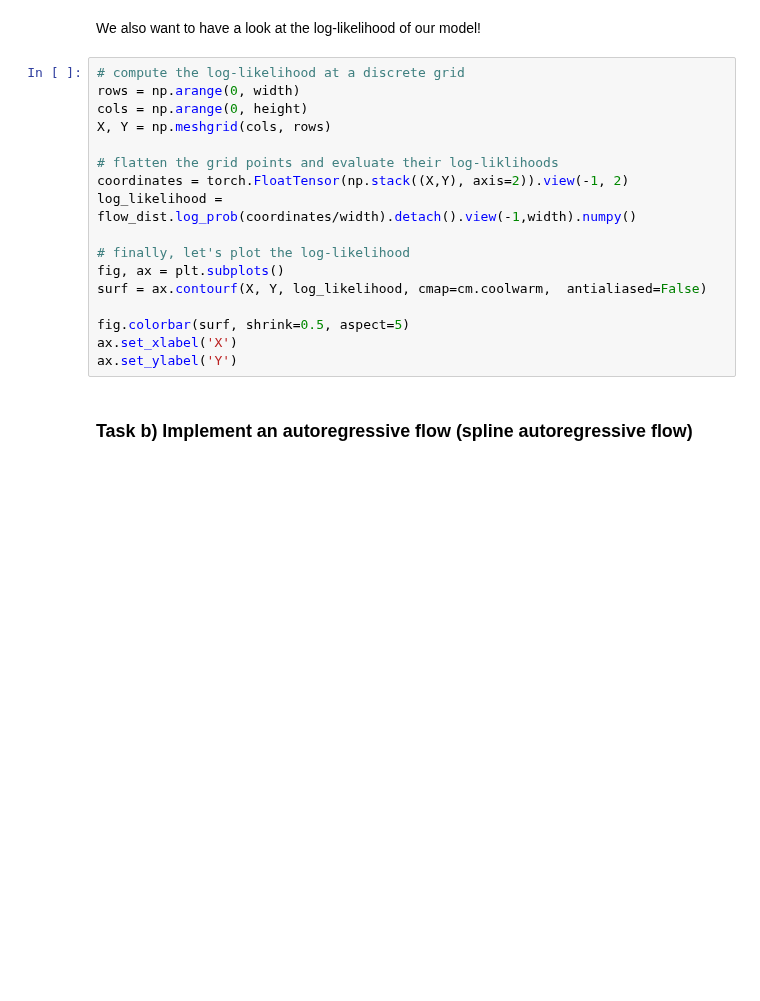
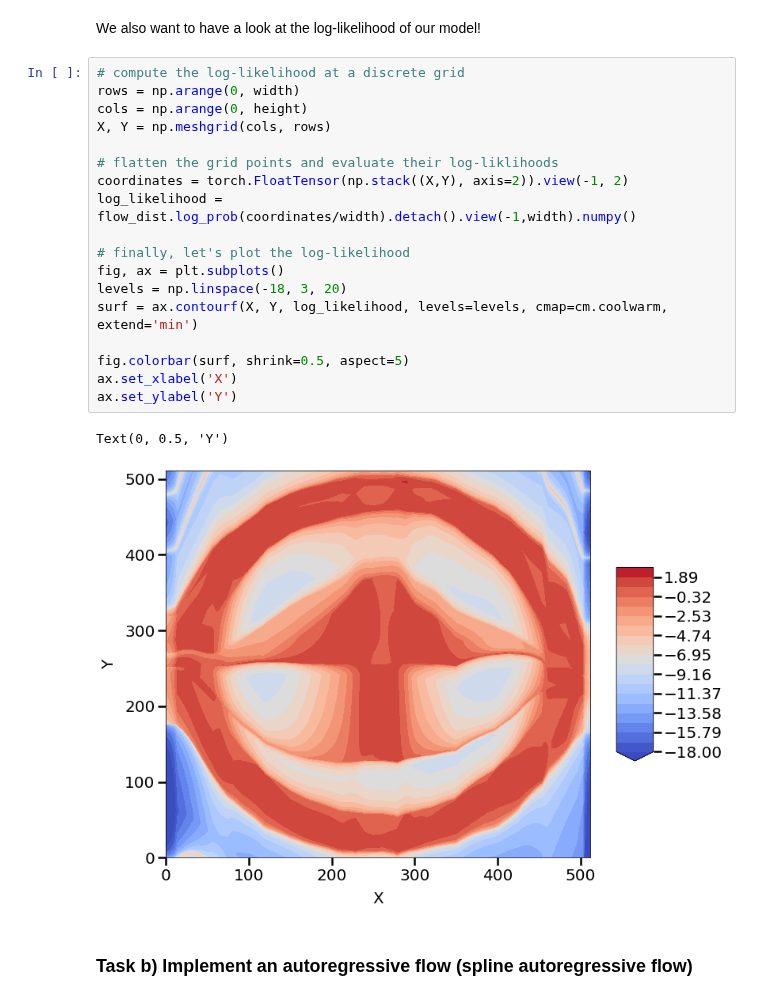
Before and after one commit to FelixSto/NSP_Assignments, a Jupyter notebook: notebooks/assignments/1-6-flows.ipynb, the cells around one changed output. Drawn from its saved outputs; the diff is of its cells as text; blank space fills up the shorter version.

```diff
--- a/notebooks/assignments/1-6-flows.ipynb
+++ b/notebooks/assignments/1-6-flows.ipynb
@@ -102,20 +118,24 @@ We also want to have a look at the log-likelihood of our model!
 # %%
 # compute the log-likelihood at a discrete grid
 rows = np.arange(0, width)
 cols = np.arange(0, height)
 X, Y = np.meshgrid(cols, rows)
 
 # flatten the grid points and evaluate their log-liklihoods
 coordinates = torch.FloatTensor(np.stack((X,Y), axis=2)).view(-1, 2)
 log_likelihood = flow_dist.log_prob(coordinates/width).detach().view(-1,width).numpy()
 
 # finally, let's plot the log-likelihood
 fig, ax = plt.subplots()
-surf = ax.contourf(X, Y, log_likelihood, cmap=cm.coolwarm,  antialiased=False)
+levels = np.linspace(-18, 3, 20)
+surf = ax.contourf(X, Y, log_likelihood, levels=levels, cmap=cm.coolwarm, extend='min')
 
 fig.colorbar(surf, shrink=0.5, aspect=5)
 ax.set_xlabel('X')
 ax.set_ylabel('Y')
+# %% [output]
+Text(0, 0.5, 'Y')
+[figure, added]
 # %% [markdown]
 ### Task b) Implement an autoregressive flow (spline autoregressive flow)
 # %%
```
Also changed, not shown: parts of 8 cells of this notebook, 1 other file.
